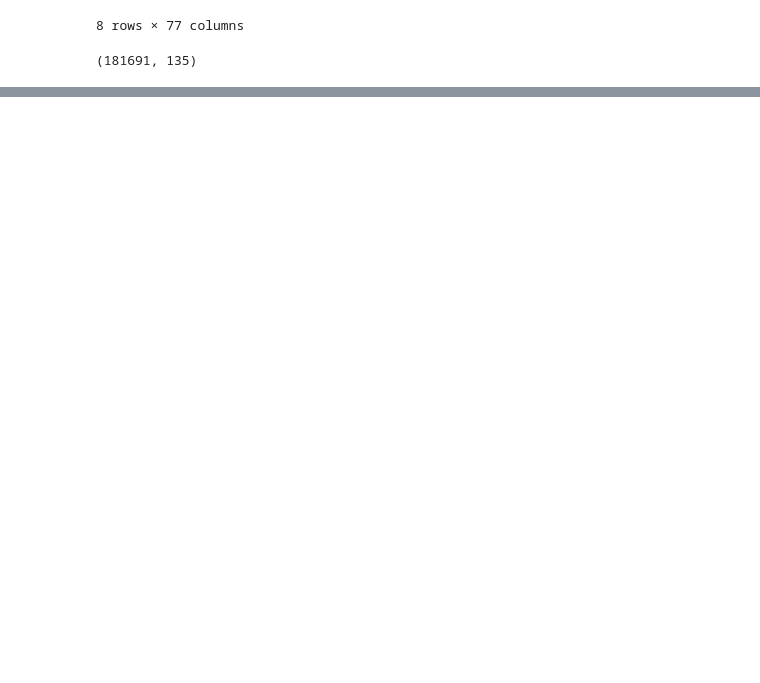
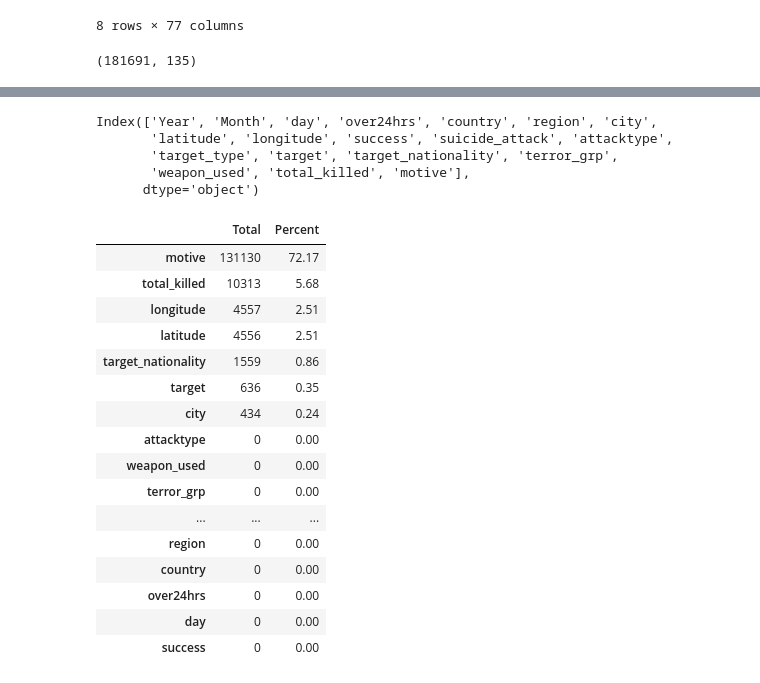
Before and after one commit to pmgumble/Bootstrap-5-Tutorial-Portfolio, a Jupyter notebook: Global_Terrorism_Analysis_Capstone_Project.ipynb, the cells around one changed output, grey strips where cells are left out. Cells and saved outputs as stored; diff of their text form; code cells hidden in the pictures; blank space fills up the shorter version.

```diff
--- a/Global_Terrorism_Analysis_Capstone_Project.ipynb
+++ b/Global_Terrorism_Analysis_Capstone_Project.ipynb
@@ -108,0 +140,7 @@ df.shape
+# %%
+#Selecting significant columns
+features = ['iyear','imonth','iday', 'extended','country_txt','region_txt','city',
+      'latitude','longitude','success','suicide', 'attacktype1_txt', 'targtype1_txt', 'target1','natlty1_txt', 'gname',
+      'weaptype1_txt','nkill','motive']
+
+data = df[features]
@@ -108,0 +161,8 @@ df.shape
+# %%
+#altering the values for better visualizations
+data['country'] = data.country.apply(lambda x: 'Congo' if x== 'Democratic Republic of the Congo' else x)
+data['country'] = data.country.apply(lambda x: 'UK' if x== 'United Kingdom' else x)
+data['country'] = data.country.apply(lambda x: 'USA' if x== 'United States' else x)
+data['weapon_used'] = data['weapon_used'].apply(lambda x: 'Vehicle(No Car Bombs)' if 'Vehicle' in x else x)
+data['terror_grp'] = data['terror_grp'].apply(lambda x: x.split("(")[1] if "(" in x else x)
+data['terror_grp'] = data['terror_grp'].apply(lambda x: x.split(")")[0] if ")" in x else x)
@@ -108,0 +211,33 @@ df.shape
+# %%
+data.columns
+# %% [output]
+Index(['Year', 'Month', 'day', 'over24hrs', 'country', 'region', 'city',
+       'latitude', 'longitude', 'success', 'suicide_attack', 'attacktype',
+       'target_type', 'target', 'target_nationality', 'terror_grp',
+       'weapon_used', 'total_killed', 'motive'],
+      dtype='object')
+# %%
+#missing data in the selected columns
+total = data.isnull().sum().sort_values(ascending=False)
+percent = round(((data.isnull().sum()/data.isnull().count())*100),2).sort_values(ascending=False)
+missing_data = pd.concat([total, percent], axis=1, keys=['Total', 'Percent'])
+
+missing_data
+# %% [output]
+|  | Total | Percent |
+| motive | 131130 | 72.17 |
+| total_killed | 10313 | 5.68 |
+| longitude | 4557 | 2.51 |
+| latitude | 4556 | 2.51 |
+| target_nationality | 1559 | 0.86 |
+| target | 636 | 0.35 |
+| city | 434 | 0.24 |
+| attacktype | 0 | 0.00 |
+| weapon_used | 0 | 0.00 |
+| terror_grp | 0 | 0.00 |
+| ... | ... | ... |
+| region | 0 | 0.00 |
+| country | 0 | 0.00 |
+| over24hrs | 0 | 0.00 |
+| day | 0 | 0.00 |
+| success | 0 | 0.00 |
```
Also changed, not shown: parts of 15 cells of this notebook.
